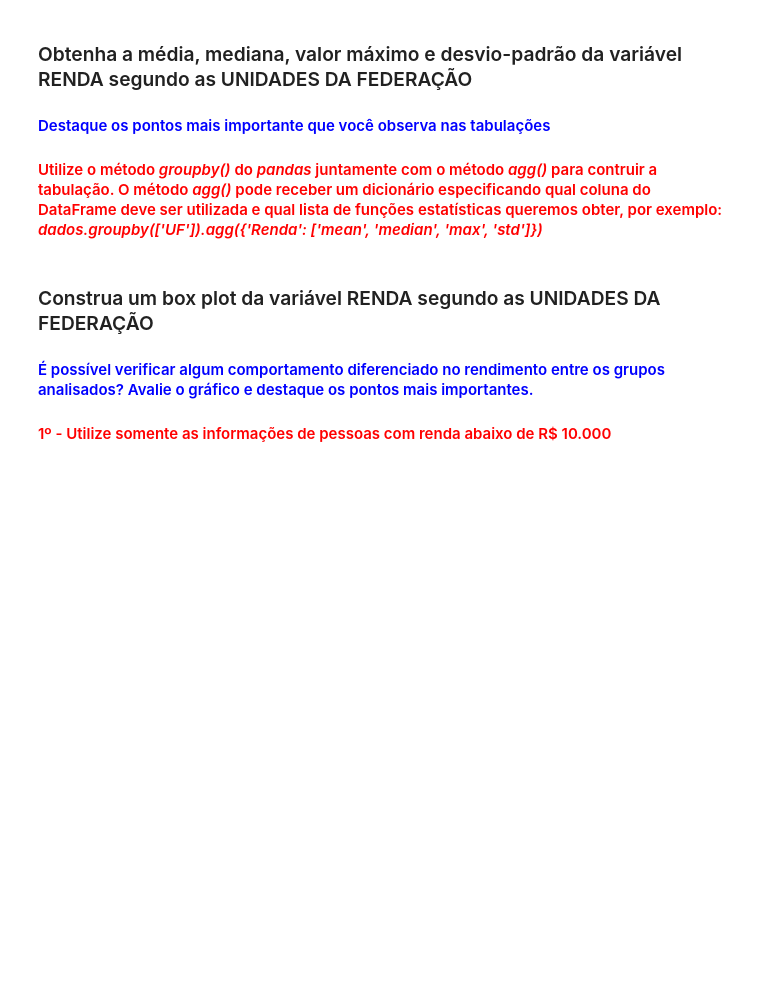
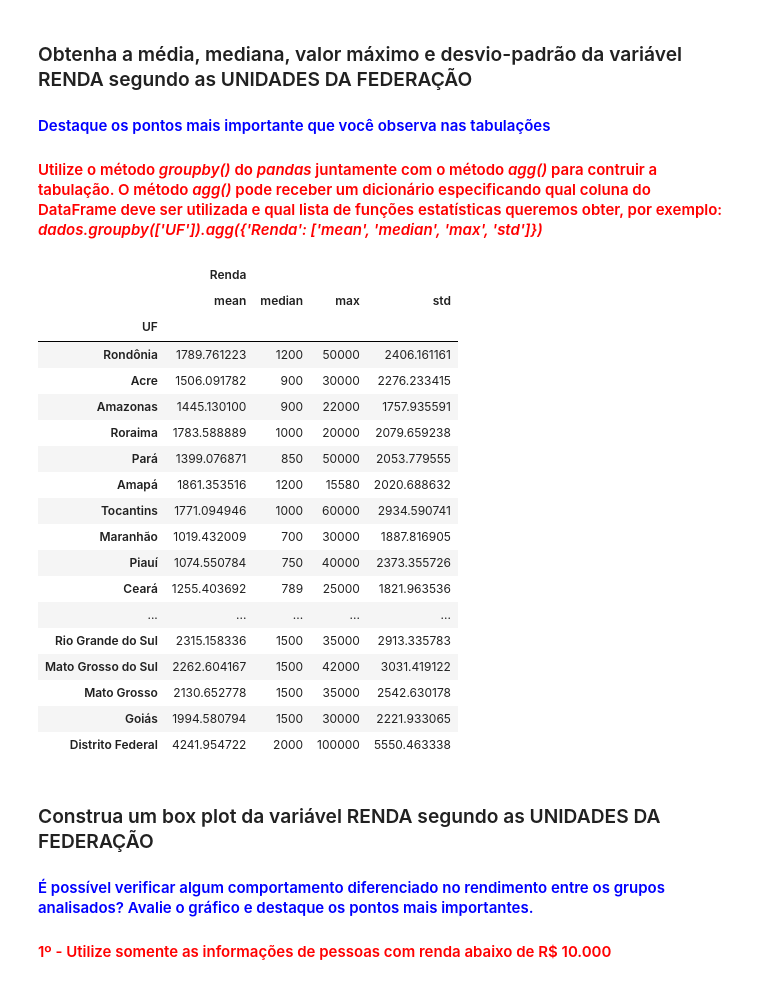
Before and after one commit to dougbatista/data-science-estatistica, a Jupyter notebook: Análise_Descritiva_exame.ipynb, the cells around one changed output. Saved outputs shown, nothing was run; the diff lists cells and outputs as text; code cells hidden in the pictures; blank space fills up the shorter version.

```diff
--- a/Análise_Descritiva_exame.ipynb
+++ b/Análise_Descritiva_exame.ipynb
@@ -548,6 +605,30 @@ Escreva suas conclusões aqui...
 ### Obtenha a média, mediana, valor máximo e desvio-padrão da variável RENDA segundo as UNIDADES DA FEDERAÇÃO
 #### <font color='blue'>Destaque os pontos mais importante que você observa nas tabulações</font>
 #### <font color='red'>Utilize o método <i>groupby()</i> do <i>pandas</i> juntamente com o método <i>agg()</i> para contruir a tabulação. O método <i>agg()</i> pode receber um dicionário especificando qual coluna do DataFrame deve ser utilizada e qual lista de funções estatísticas queremos obter, por exemplo: <i>dados.groupby(['UF']).agg({'Renda': ['mean', 'median', 'max', 'std']})</i></font>
+# %%
+data_renda_distritos = data.groupby(['UF']).agg({'Renda': ['mean', 'median', 'max', 'std']})
+data_renda_distritos.rename(index=uf, inplace=True)
+data_renda_distritos
+# %% [output]
+|  | Renda |  |  |  |
+|  | mean | median | max | std |
+| UF |  |  |  |  |
+| Rondônia | 1789.761223 | 1200 | 50000 | 2406.161161 |
+| Acre | 1506.091782 | 900 | 30000 | 2276.233415 |
+| Amazonas | 1445.130100 | 900 | 22000 | 1757.935591 |
+| Roraima | 1783.588889 | 1000 | 20000 | 2079.659238 |
+| Pará | 1399.076871 | 850 | 50000 | 2053.779555 |
+| Amapá | 1861.353516 | 1200 | 15580 | 2020.688632 |
+| Tocantins | 1771.094946 | 1000 | 60000 | 2934.590741 |
+| Maranhão | 1019.432009 | 700 | 30000 | 1887.816905 |
+| Piauí | 1074.550784 | 750 | 40000 | 2373.355726 |
+| Ceará | 1255.403692 | 789 | 25000 | 1821.963536 |
+| ... | ... | ... | ... | ... |
+| Rio Grande do Sul | 2315.158336 | 1500 | 35000 | 2913.335783 |
+| Mato Grosso do Sul | 2262.604167 | 1500 | 42000 | 3031.419122 |
+| Mato Grosso | 2130.652778 | 1500 | 35000 | 2542.630178 |
+| Goiás | 1994.580794 | 1500 | 30000 | 2221.933065 |
+| Distrito Federal | 4241.954722 | 2000 | 100000 | 5550.463338 |
 # %% [markdown]
 ### Construa um box plot da variável RENDA segundo as UNIDADES DA FEDERAÇÃO
 #### <font color='blue'>É possível verificar algum comportamento diferenciado no rendimento entre os grupos analisados? Avalie o gráfico e destaque os pontos mais importantes.</font>
```
Also changed, not shown: parts of 6 cells of this notebook.
